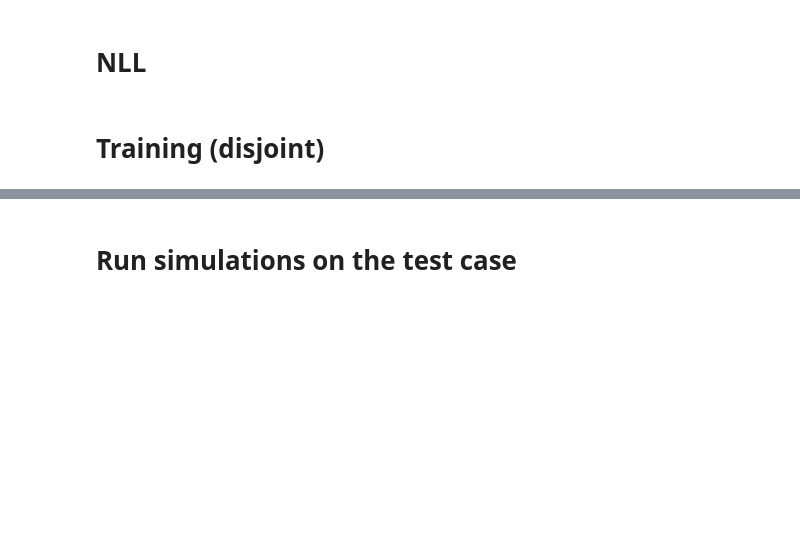
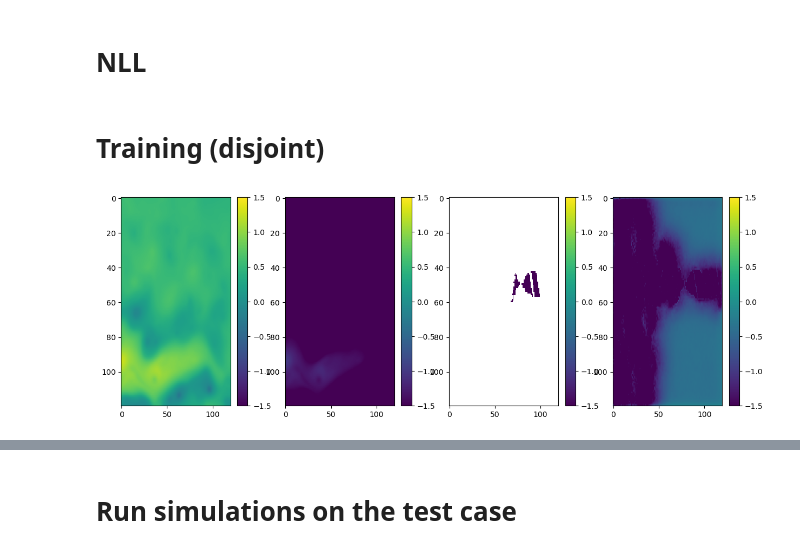
Before and after one commit to CIA-Oceanix/4dvarnet-starter, a Jupyter notebook: Notebook_SPDE/Notebook_SPDE_rzf=2_osse_natl.ipynb, the cells around one changed output, grey strips where cells are left out. Saved outputs shown, nothing was run; the diff lists cells and outputs as text; code cells hidden in the pictures; blank space fills up the shorter version.

```diff
--- a/Notebook_SPDE/Notebook_SPDE_rzf=2_osse_natl.ipynb
+++ b/Notebook_SPDE/Notebook_SPDE_rzf=2_osse_natl.ipynb
@@ -827,3 +937,95 @@ def weighted_mse(err, weight):
         return torch.scalar_tensor(1000.0, device=err_num.device).requires_grad_()
     loss = F.mse_loss(err_w[err_num], torch.zeros_like(err_w[err_num]))
     return loss
+# %%
+#@title Training (double click to expand or collapse)
+
+from IPython.display import clear_output
+from torch.optim import Adam
+from tqdm.autonotebook import tqdm
+from random import sample
+from time import sleep
+
+n_epochs =  50#@param {'type':'integer'}
+lr = 1e-3 #@param {'type':'number'}
+
+optimizer = torch.optim.Adam(
+        [
+            #{"params": solver.parameters(), "lr": lr},
+            {"params": solver2.parameters(), "lr": lr},
+        ])
+
+for name, w in solver2.named_parameters():
+    if 'weight' in name:
+        torch.nn.init.xavier_uniform_(w)
+
+clip_value=1.
+for p in solver2.parameters():
+    p.register_hook(lambda grad: torch.clamp(grad, -clip_value, clip_value))
+
+start = 0
+reload = False
+if reload:
+    ckpt = torch.load('../ckpt/ckpt_spde_wonll_natl_rzf=2.pth', map_location=device)
+    solver2.load_state_dict(ckpt)
+    #ckpt = torch.load('../ckpt/ckpt_spde_wnll_natl_rzf=2.pth', map_location=device)
+    #solver.load_state_dict(ckpt)
+
+
+tqdm_epoch = tqdm(range(start,start+n_epochs))
+solver.training = True
+train_limit_batches = 200
+
+for epoch in tqdm_epoch:
+  print(epoch)
+  #idx_shuffled_batches = sample([k for k in range(len(data_loader))], train_limit_batches)
+  #for k in idx_shuffled_batches:
+  k = 0
+  for batch in data_loader:
+    #batch = next(itertools.islice(data_loader, k, None))
+    if k<train_limit_batches:
+      if batch.tgt.isfinite().float().mean()==1.:
+
+        fig, (ax1,ax2,ax3,ax4) = plt.subplots(1, 4, figsize=(15,5))
+        gt = ax1.imshow(batch.tgt[0,4,:,:].detach().cpu(),aspect='auto',vmin=-1.5,vmax=1.5)
+        plt.colorbar(gt, ax=ax1)
+        # apply batch normalization
+        m ,s, batch = batch_norm(batch)
+        gt = ax2.imshow(batch.tgt[0,4,:,:].detach().cpu(),aspect='auto',vmin=-1.5,vmax=1.5)
+        plt.colorbar(gt, ax=ax2)
+        inp = ax3.imshow(batch.input[0,4,:,:].detach().cpu(),aspect='auto',vmin=-1.5,vmax=1.5)
+        plt.colorbar(inp, ax=ax3)
+
+        batch = batch._replace(input=(batch.input).nan_to_num().to(device))
+        batch = batch._replace(tgt=(batch.tgt).nan_to_num().to(device))
+        loss, out = step(batch)
+        optimizer.zero_grad()
+        if loss is not None:
+          loss.backward()
+        optimizer.step()
+        print(loss)
+        clear_output(wait=True)
+        k = k+1
+
+        out1 = ax4.imshow(out[0,4,:,:].detach().cpu(),aspect='auto',vmin=-1.5,vmax=1.5)
+        plt.colorbar(out1, ax=ax4)
+        plt.show()
+    else:
+        break
+
+  fig, (ax1,ax2,ax3) = plt.subplots(1, 3, figsize=(15,5))
+  gt = ax1.imshow(batch.tgt[0,4,:,:].detach().cpu(),aspect='auto',vmin=-1.5,vmax=1.5)
+  plt.colorbar(gt, ax=ax1)
+  inp = ax2.imshow(batch.input[0,4,:,:].detach().cpu(),aspect='auto',vmin=-1.5,vmax=1.5)
+  plt.colorbar(inp, ax=ax2)
+  out1 = ax3.imshow(out[0,4,:,:].detach().cpu(),aspect='auto',vmin=-1.5,vmax=1.5)
+  plt.colorbar(out1, ax=ax3)
+  plt.show()
+
+  # Update the checkpoint after each epoch of training.
+  if epoch<50:
+      torch.save(solver2.state_dict(), '../ckpt/ckpt_spde_wonll_natl_rzf=2.pth')
+  else:
+      torch.save(solver.state_dict(), '../ckpt/ckpt_spde_wnll_natl_rzf=2.pth')
+# %% [output]
+[figure, added]
```
Also changed, not shown: parts of 14 cells of this notebook, 24 other files.
